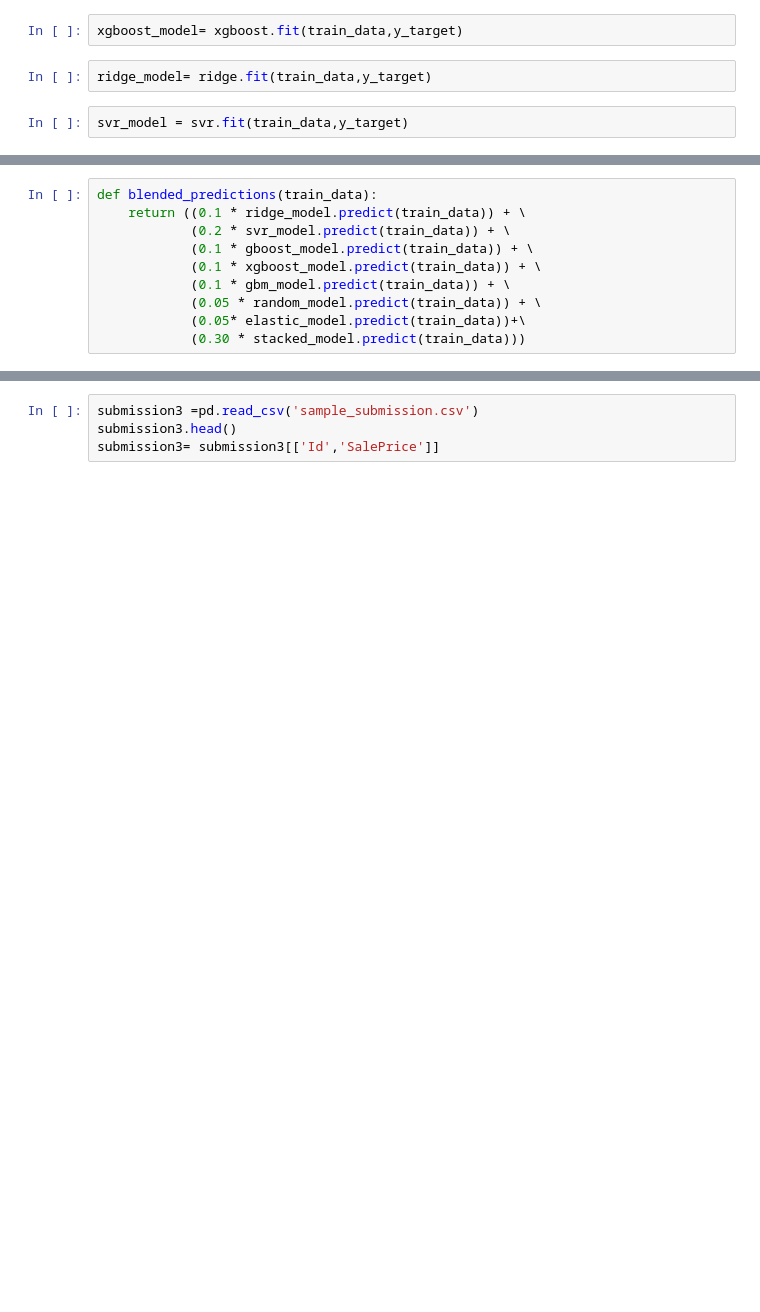
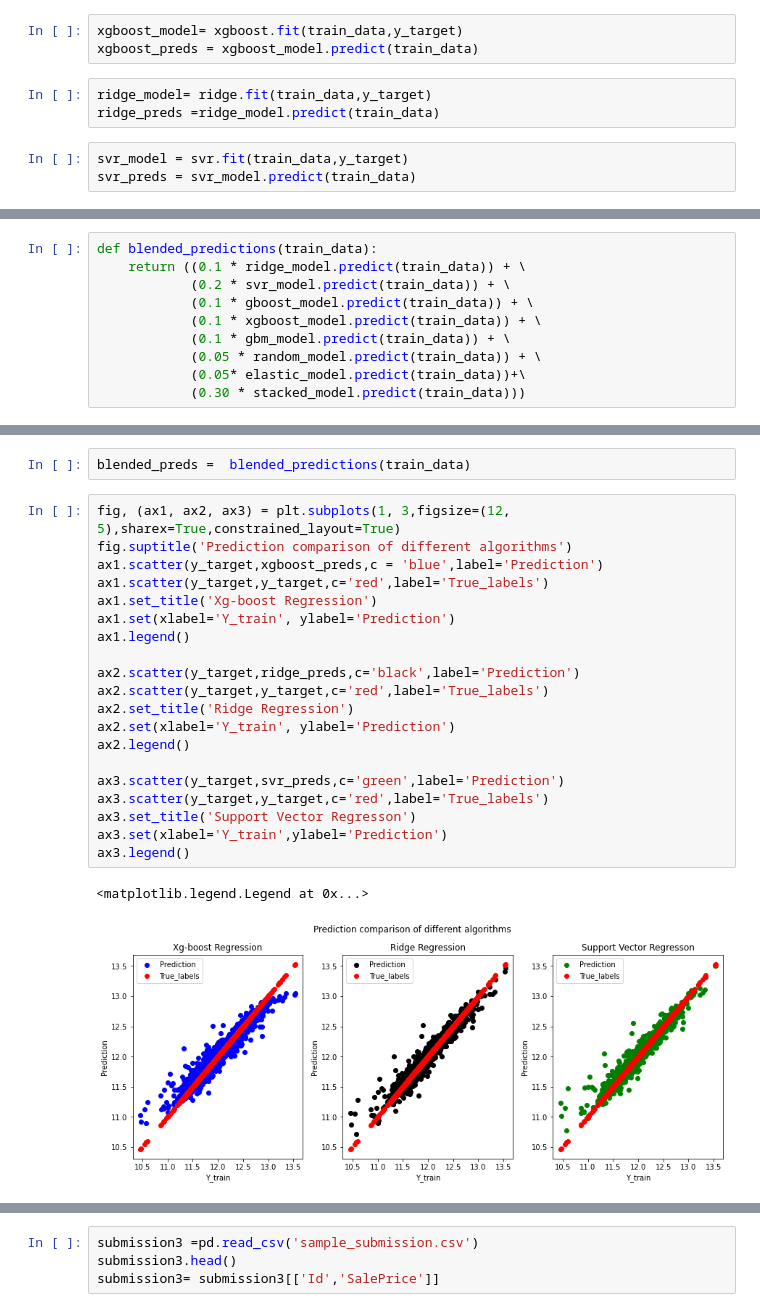
Before and after one commit to 95bhargav/House_prices, a Jupyter notebook: Kaggle_houses.ipynb, the cells around one changed output, grey strips where cells are left out. Drawn from its saved outputs; the diff is of its cells as text; blank space fills up the shorter version.

```diff
--- a/Kaggle_houses.ipynb
+++ b/Kaggle_houses.ipynb
@@ -720,9 +715,12 @@ gbm: 0.1196 (0.0163)
 will use a mean of all the models to get a better prediction
 # %%
 xgboost_model= xgboost.fit(train_data,y_target)
+xgboost_preds = xgboost_model.predict(train_data)
 # %%
 ridge_model= ridge.fit(train_data,y_target)
+ridge_preds =ridge_model.predict(train_data)
 # %%
 svr_model = svr.fit(train_data,y_target)
+svr_preds = svr_model.predict(train_data)
 # %%
 elastic_model= elastic.fit(train_data,y_target)
@@ -755,0 +759,25 @@ RMSLE score on train data:
+# %%
+blended_preds =  blended_predictions(train_data)
+# %%
+fig, (ax1, ax2, ax3) = plt.subplots(1, 3,figsize=(12, 5),sharex=True,constrained_layout=True)
+fig.suptitle('Prediction comparison of different algorithms')
+ax1.scatter(y_target,xgboost_preds,c = 'blue',label='Prediction')
+ax1.scatter(y_target,y_target,c='red',label='True_labels')
+ax1.set_title('Xg-boost Regression')
+ax1.set(xlabel='Y_train', ylabel='Prediction')
+ax1.legend()
+
+ax2.scatter(y_target,ridge_preds,c='black',label='Prediction')
+ax2.scatter(y_target,y_target,c='red',label='True_labels')
+ax2.set_title('Ridge Regression')
+ax2.set(xlabel='Y_train', ylabel='Prediction')
+ax2.legend()
+
+ax3.scatter(y_target,svr_preds,c='green',label='Prediction')
+ax3.scatter(y_target,y_target,c='red',label='True_labels')
+ax3.set_title('Support Vector Regresson')
+ax3.set(xlabel='Y_train',ylabel='Prediction')
+ax3.legend()
+# %% [output]
+<matplotlib.legend.Legend at 0x...>
+[figure, added]
```
Also changed, not shown: parts of 28 cells of this notebook, 1 other file.
